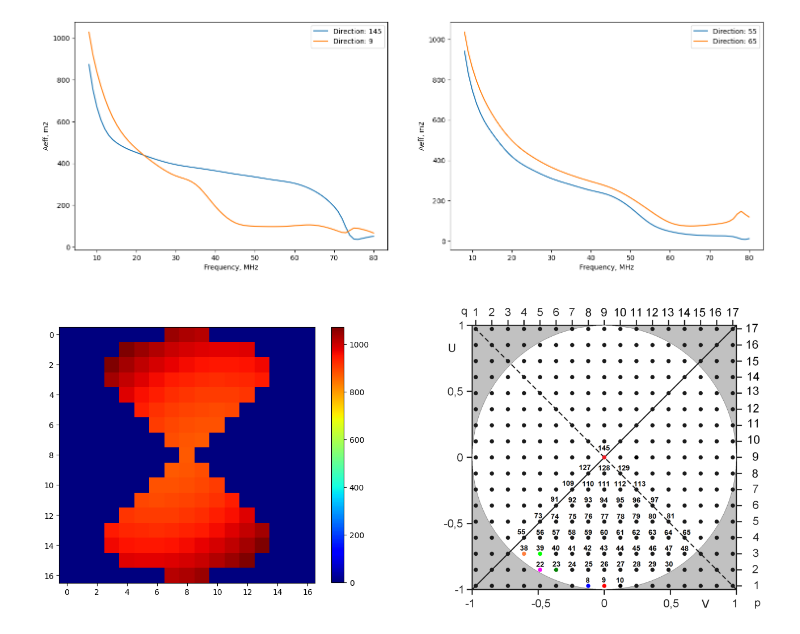
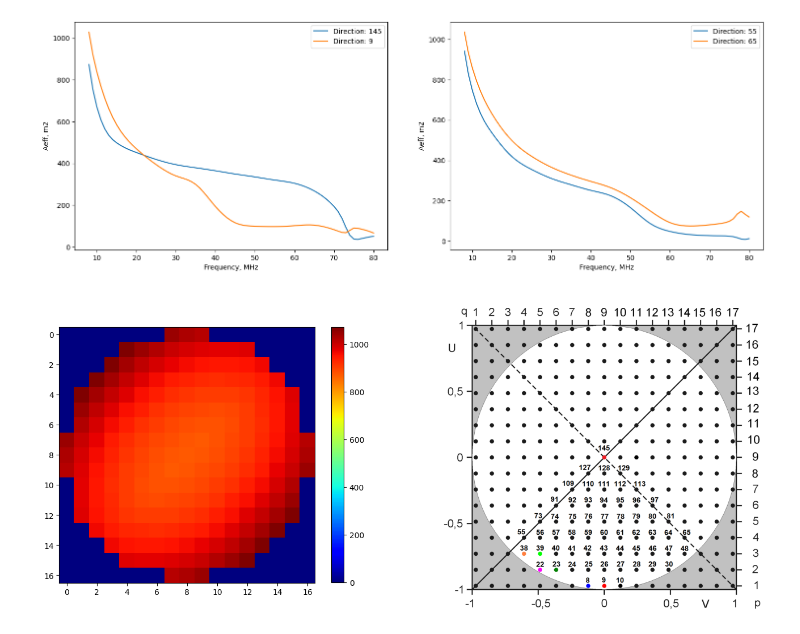
Before and after one commit to serge-yerin/jupyter-radio-astronomy, a Jupyter notebook: antennas_GURT_array_calibration.ipynb, the cells around one changed output. Saved outputs shown, nothing was run; the diff lists cells and outputs as text; code cells hidden in the pictures.

```diff
--- a/antennas_GURT_array_calibration.ipynb
+++ b/antennas_GURT_array_calibration.ipynb
@@ -79,26 +110,33 @@ ax1.legend()
 # %%
 uv_dir_no = 17
 a_eff_gost_sq = np.zeros((uv_dir_no, uv_dir_no, freq_num), dtype=float)
 
 for f in range(freq_num):
     temp = np.zeros(uv_dir_no * uv_dir_no, dtype=float)
     for i in range(len(directions)):
         temp[directions[i]] = a_eff_gost[i, f]
 
     temp = np.reshape(temp, [17, 17])
     temp = np.flipud(temp) # !!!!!!!!!!!!!!!!!!!!!!!!!!!!!!!!!!!!!!#
     a_eff_gost_sq[:,:,f] = temp[:,:]
 
 # Mirror up-down
 a_eff_gost_sq[0:8:1, :, :] = a_eff_gost_sq[16:8:-1,:,:]
 # Mirror left-right upper part
 a_eff_gost_sq[0:8, 0:16:1, :] = a_eff_gost_sq[0:8, 16:0:-1, :]
 
+# Now we rotate the copy of the points, flip it from left to right, make diagonal elements zero and add to the initial array
+rot_a_eff = np.rot90(a_eff_gost_sq.copy())
+rot_a_eff = np.fliplr(rot_a_eff)
+for i in range(uv_dir_no):
+    rot_a_eff[i, i] = 0
+    rot_a_eff[uv_dir_no-1-i, i] = 0
+a_eff_gost_sq = a_eff_gost_sq + rot_a_eff
 
 fig, (ax0, ax1) = plt.subplots(1, 2, figsize=(16, 8))
 pos = ax0.imshow(a_eff_gost_sq[:,:,0], cmap='jet')
 ax1.imshow(img_0)
 ax1.axis('off')
 fig.colorbar(pos, ax=ax0, shrink=0.73);
 # %% [output]
-[figure, old version]
+[figure, new version]
```
Also changed, not shown: parts of 10 cells of this notebook.
